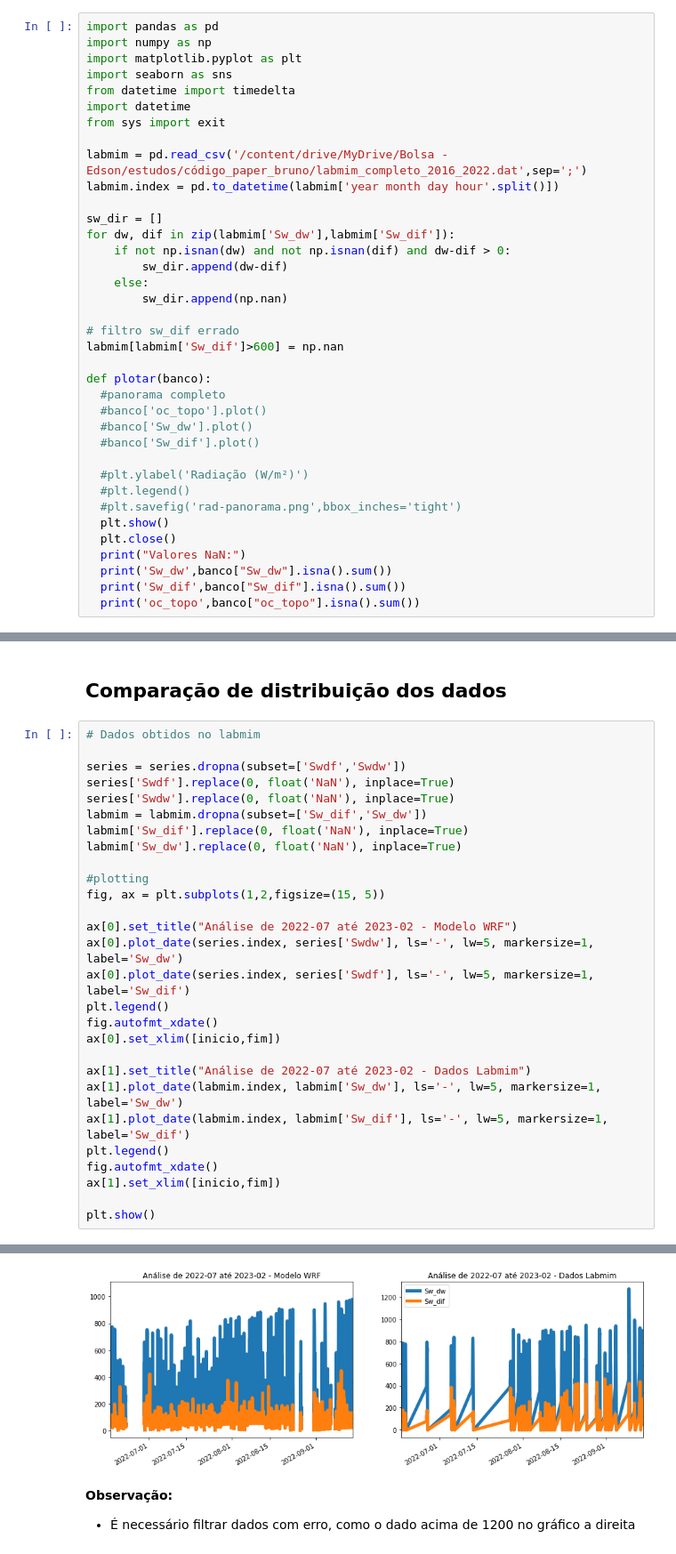
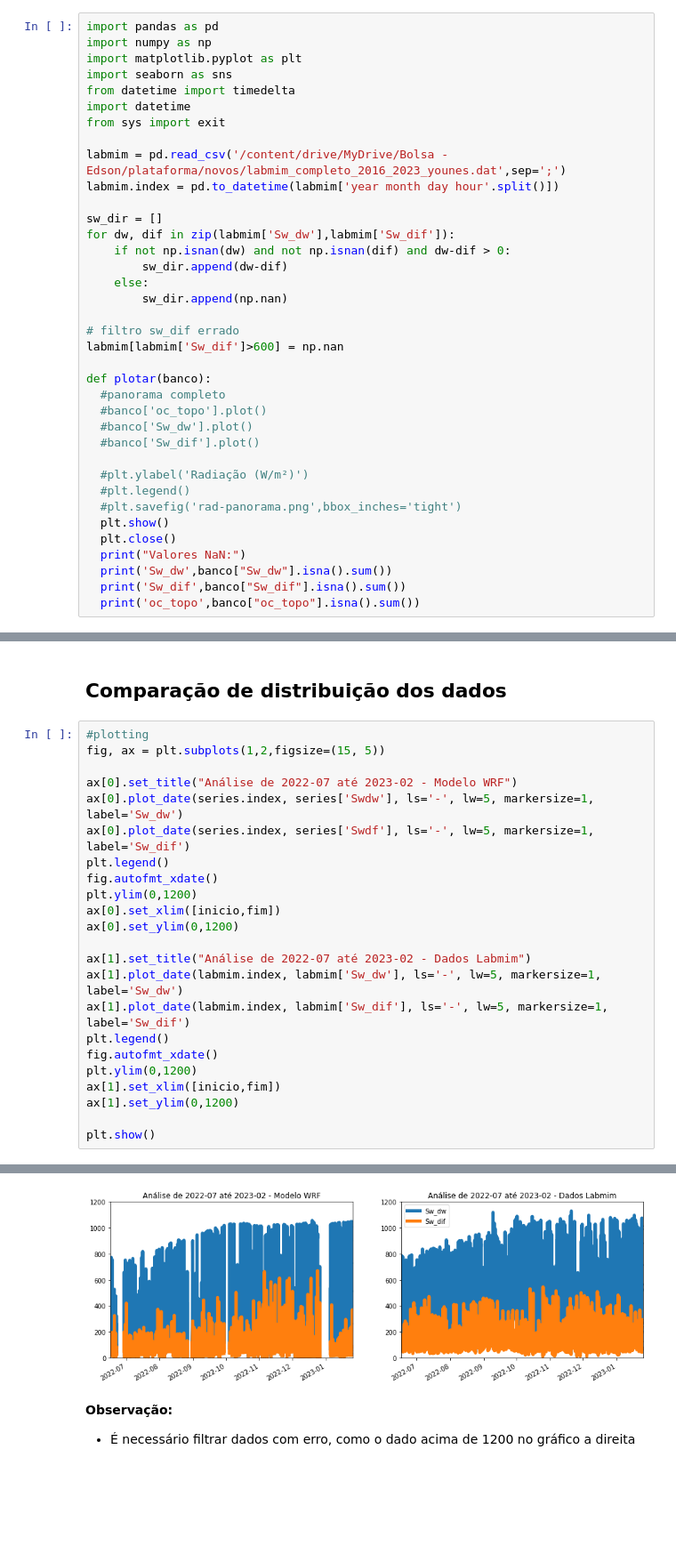
Before and after one commit to igordantasgf/analise_dados_microambientais, a Jupyter notebook: comparação_modelo.ipynb, the cells around one changed output, grey strips where cells are left out. Shown at 89% size. Drawn from its saved outputs; the diff is of its cells as text; blank space fills up the shorter version.

Commit message:
atualização dos dados medidos, comparação com dados sem filtro

```diff
--- a/comparação_modelo.ipynb
+++ b/comparação_modelo.ipynb
@@ -16,7 +16,7 @@ from datetime import timedelta
 import datetime
 from sys import exit
 
-labmim = pd.read_csv('/content/drive/MyDrive/Bolsa - Edson/estudos/código_paper_bruno/labmim_completo_2016_2022.dat',sep=';')
+labmim = pd.read_csv('/content/drive/MyDrive/Bolsa - Edson/plataforma/novos/labmim_completo_2016_2023_younes.dat',sep=';')
 labmim.index = pd.to_datetime(labmim['year month day hour'.split()])
 
 sw_dir = []
@@ -144,15 +181,6 @@ fim = min(series.index[-1], labmim.index[-1])
 # %% [markdown]
 ## Comparação de distribuição dos dados
 # %%
-# Dados obtidos no labmim
-
-series = series.dropna(subset=['Swdf','Swdw'])
-series['Swdf'].replace(0, float('NaN'), inplace=True)
-series['Swdw'].replace(0, float('NaN'), inplace=True)
-labmim = labmim.dropna(subset=['Sw_dif','Sw_dw'])
-labmim['Sw_dif'].replace(0, float('NaN'), inplace=True)
-labmim['Sw_dw'].replace(0, float('NaN'), inplace=True)
-
 #plotting
 fig, ax = plt.subplots(1,2,figsize=(15, 5))
 
@@ -161,14 +189,18 @@ ax[0].plot_date(series.index, series['Swdw'], ls='-', lw=5, markersize=1, label=
 ax[0].plot_date(series.index, series['Swdf'], ls='-', lw=5, markersize=1, label='Sw_dif')
 plt.legend()
 fig.autofmt_xdate()
+plt.ylim(0,1200)
 ax[0].set_xlim([inicio,fim])
+ax[0].set_ylim(0,1200)
 
 ax[1].set_title("Análise de 2022-07 até 2023-02 - Dados Labmim")
 ax[1].plot_date(labmim.index, labmim['Sw_dw'], ls='-', lw=5, markersize=1, label='Sw_dw')
 ax[1].plot_date(labmim.index, labmim['Sw_dif'], ls='-', lw=5, markersize=1, label='Sw_dif')
 plt.legend()
 fig.autofmt_xdate()
+plt.ylim(0,1200)
 ax[1].set_xlim([inicio,fim])
+ax[1].set_ylim(0,1200)
 
 plt.show()
 # %% [output]
@@ -179,5 +207,5 @@ See the caveats in the documentation: https://pandas.pydata.org/pandas-docs/stab
 WARNING:matplotlib.legend:No artists with labels found to put in legend.  Note that artists whose label start with an underscore are ignored when legend() is called with no argument.
-[figure, old version]
+[figure, new version]
 # %% [markdown]
 **Observação:**
 - É necessário filtrar dados com erro, como o dado acima de 1200 no gráfico a direita
```
Also changed, not shown: parts of 9 cells of this notebook.
